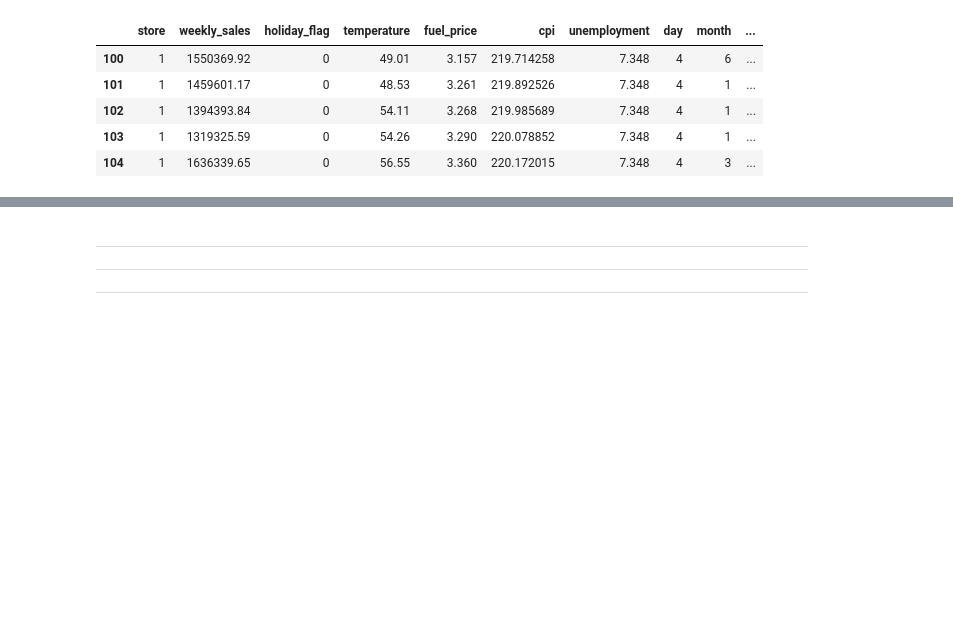
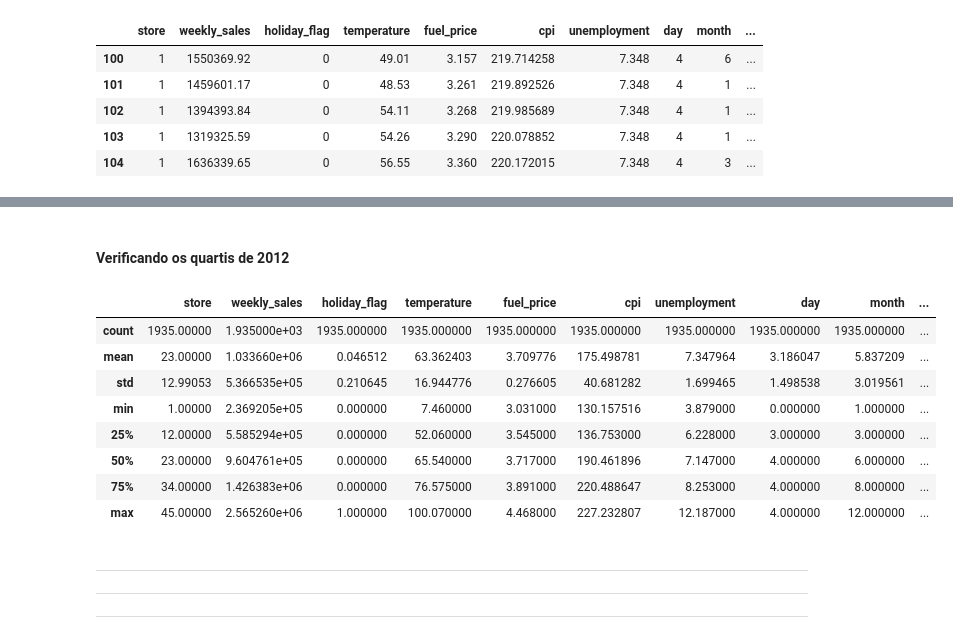
Before and after one commit to michellssGUi/dataScience, a Jupyter notebook: Wallmart_Melhor_Loja_2.ipynb, the cells around one changed output, grey strips where cells are left out. Saved outputs shown, nothing was run; the diff lists cells and outputs as text; code cells hidden in the pictures; blank space fills up the shorter version.

```diff
--- a/Wallmart_Melhor_Loja_2.ipynb
+++ b/Wallmart_Melhor_Loja_2.ipynb
@@ -283,3 +347,17 @@ df_2012.head()
+# %% [markdown]
+#### Verificando os quartis de 2012
+# %%
+df_2012.describe()
+# %% [output]
+|  | store | weekly_sales | holiday_flag | temperature | fuel_price | cpi | unemployment | day | month | ... |
+| count | 1935.00000 | 1.935000e+03 | 1935.000000 | 1935.000000 | 1935.000000 | 1935.000000 | 1935.000000 | 1935.000000 | 1935.000000 | ... |
+| mean | 23.00000 | 1.033660e+06 | 0.046512 | 63.362403 | 3.709776 | 175.498781 | 7.347964 | 3.186047 | 5.837209 | ... |
+| std | 12.99053 | 5.366535e+05 | 0.210645 | 16.944776 | 0.276605 | 40.681282 | 1.699465 | 1.498538 | 3.019561 | ... |
+| min | 1.00000 | 2.369205e+05 | 0.000000 | 7.460000 | 3.031000 | 130.157516 | 3.879000 | 0.000000 | 1.000000 | ... |
+| 25% | 12.00000 | 5.585294e+05 | 0.000000 | 52.060000 | 3.545000 | 136.753000 | 6.228000 | 3.000000 | 3.000000 | ... |
+| 50% | 23.00000 | 9.604761e+05 | 0.000000 | 65.540000 | 3.717000 | 190.461896 | 7.147000 | 4.000000 | 6.000000 | ... |
+| 75% | 34.00000 | 1.426383e+06 | 0.000000 | 76.575000 | 3.891000 | 220.488647 | 8.253000 | 4.000000 | 8.000000 | ... |
+| max | 45.00000 | 2.565260e+06 | 1.000000 | 100.070000 | 4.468000 | 227.232807 | 12.187000 | 4.000000 | 12.000000 | ... |
 # %% [markdown]
 ---
 ---
```
Also changed, not shown: parts of 18 cells of this notebook.
